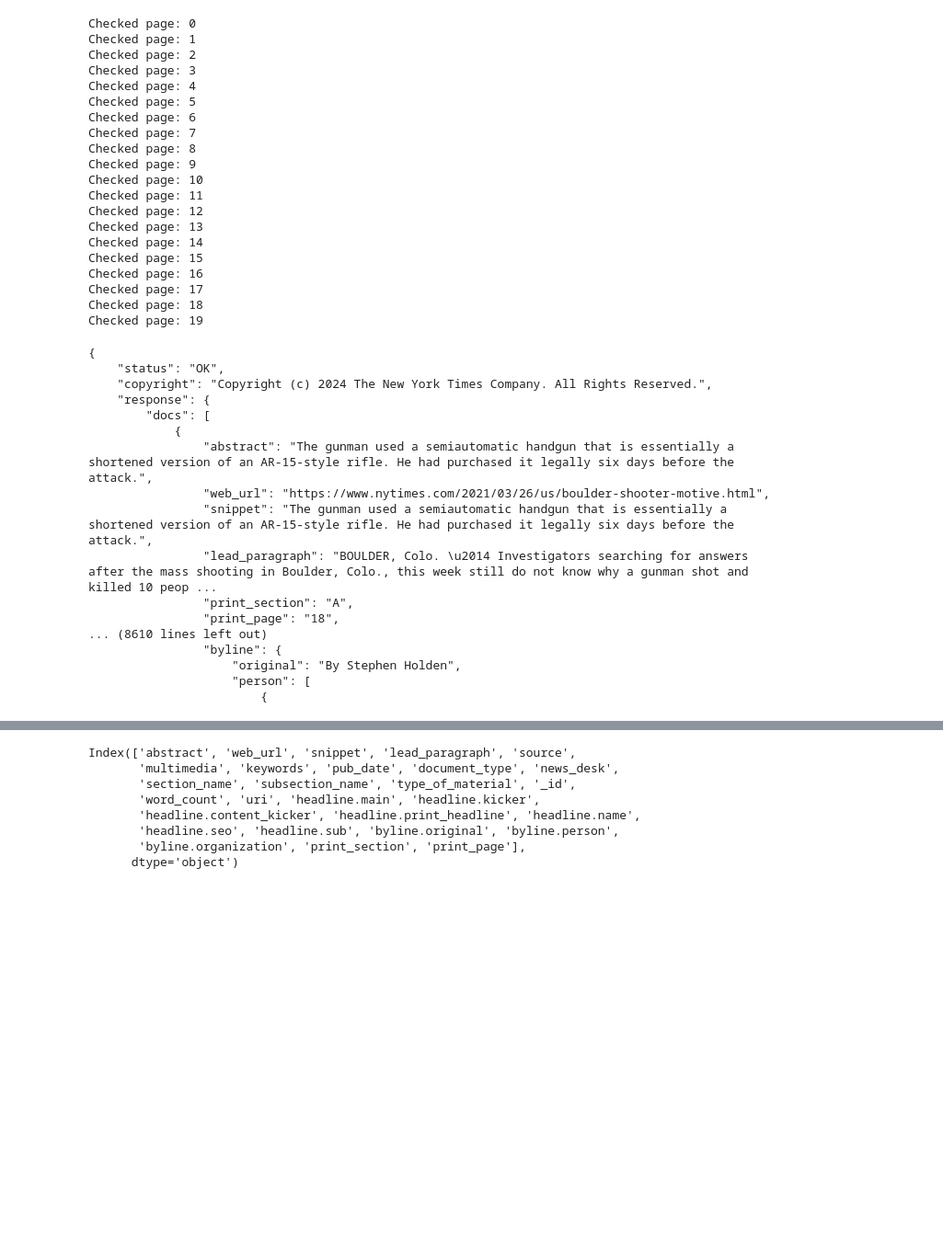
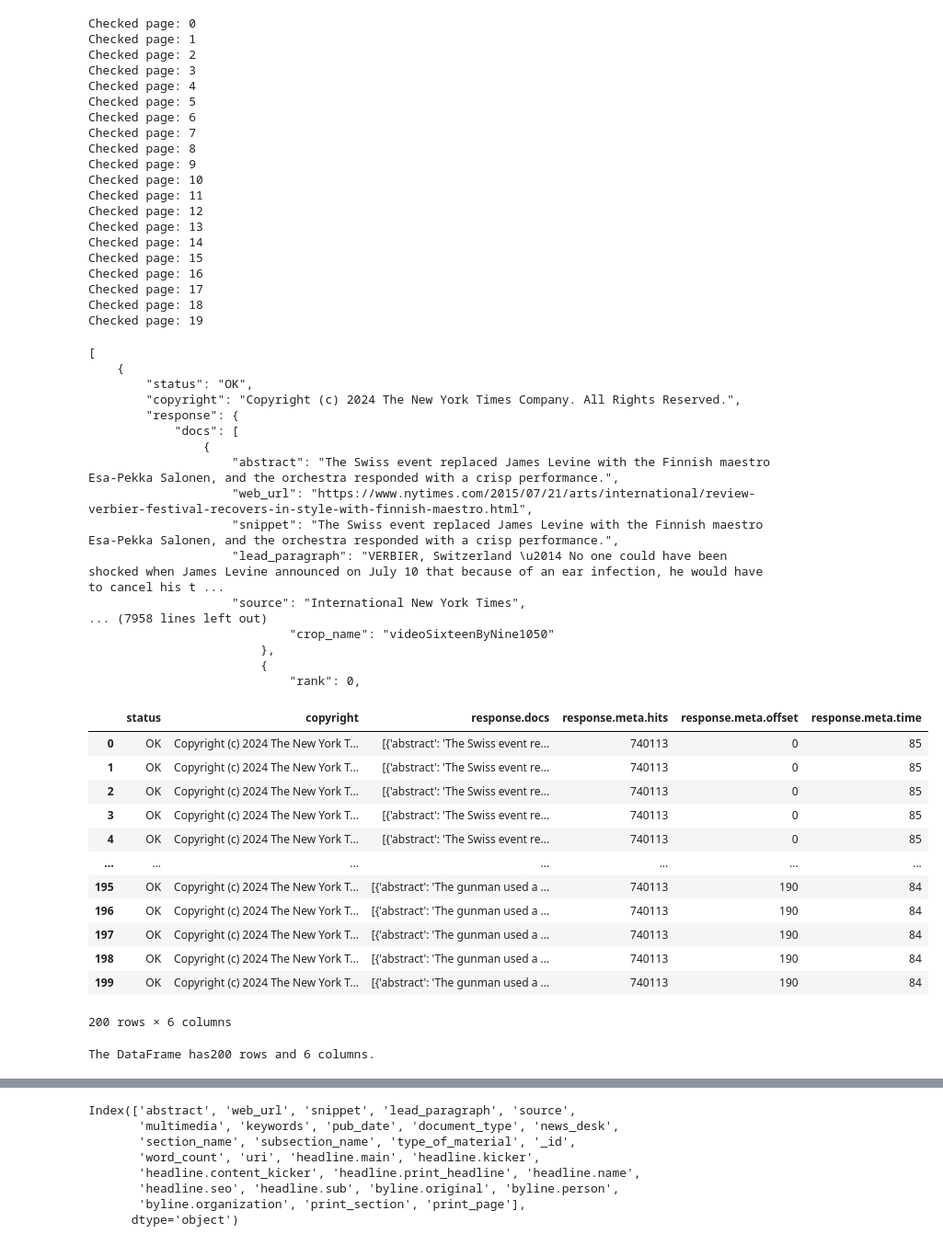
Before and after one commit to cscheese/data-sourcing-challenge, a Jupyter notebook: retrieve_movie_data.ipynb, the cells around one changed output, grey strips where cells are left out. Shown at 92% size. Drawn from its saved outputs; the diff is of its cells as text; code cells hidden in the pictures; blank space fills up the shorter version.

Commit message:
work with Sean - Only 6 columns

```diff
--- a/retrieve_movie_data.ipynb
+++ b/retrieve_movie_data.ipynb
@@ -55,6 +84,6 @@ response
 # %%
 # Create an empty list to store the reviews
-results_list = []
+reviews_list = []
 
 # loop through pages 0-19
 for page_number in range(20):
@@ -69,18 +98,18 @@ for page_number in range(20):
     print(f"Checked page: {page_number}")
 
     # Make a "GET" request and retrieve the JSON
-    results = requests.get(query_url_with_page).json()
+    reviews = requests.get(query_url_with_page).json()
 
     # Add a twelve second interval between queries to stay within API query limits
     time.sleep(12)
 
-    if not results["response"]["docs"]:
+    if not reviews["response"]["docs"]:
         print(f"No results on page {page_number}")
         break  # Break from the loop if no results
     try:
         # If there are results, loop through and save each review
-        for review in results["response"]["docs"]:
-            results_list.append(review)
+        for review in reviews["response"]["docs"]:
+            reviews_list.append(reviews)
     except:
         # Print the reviews added from the current page
         print(f"Page {page_number} reviews added to list.")
@@ -108,27 +137,54 @@ Checked page: 17
 Checked page: 18
 Checked page: 19
 # %%
-# Preview the first 5 results in JSON format
-# Use json.dumps with argument indent=4 to format data
+# Preview the first 5 results in JSON format using json.dumps
+# with the argument indent=4 to format the data
 
-for review in results_list[:5]:
-    print(json.dumps(results, indent=4))
+print(json.dumps(reviews_list[:5], indent=4))
+
+#print(json.dumps(reviews_list[:5], indent=4))
 # I used Xpert and ChatGPT and looking at homework to generate this code
 # %% [output]
-{
-    "status": "OK",
-    "copyright": "Copyright (c) 2024 The New York Times Company. All Rights Reserved.",
-    "response": {
-        "docs": [
-            {
-                "abstract": "The gunman used a semiautomatic handgun that is essentially a shortened version of an AR-15-style rifle. He had purchased it legally six days before the attack.",
-                "web_url": "https://www.nytimes.com/2021/03/26/us/boulder-shooter-motive.html",
-                "snippet": "The gunman used a semiautomatic handgun that is essentially a shortened version of an AR-15-style rifle. He had purchased it legally six days before the attack.",
-                "lead_paragraph": "BOULDER, Colo. \u2014 Investigators searching for answers after the mass shooting in Boulder, Colo., this week still do not know why a gunman shot and killed 10 peop ...
-                "print_section": "A",
-                "print_page": "18",
-... (8610 lines left out)
-                "byline": {
-                    "original": "By Stephen Holden",
-                    "person": [
+[
+    {
+        "status": "OK",
+        "copyright": "Copyright (c) 2024 The New York Times Company. All Rights Reserved.",
+        "response": {
+            "docs": [
+                {
+                    "abstract": "The Swiss event replaced James Levine with the Finnish maestro Esa-Pekka Salonen, and the orchestra responded with a crisp performance.",
+                    "web_url": "https://www.nytimes.com/2015/07/21/arts/international/review-verbier-festival-recovers-in-style-with-finnish-maestro.html",
+                    "snippet": "The Swiss event replaced James Levine with the Finnish maestro Esa-Pekka Salonen, and the orchestra responded with a crisp performance.",
+                    "lead_paragraph": "VERBIER, Switzerland \u2014 No one could have been shocked when James Levine announced on July 10 that because of an ear infection, he would have to cancel his t ...
+                    "source": "International New York Times",
+... (7958 lines left out)
+                            "crop_name": "videoSixteenByNine1050"
+                        },
                         {
+                            "rank": 0,
+# %%
+# Convert reviews_list to a Pandas DataFrame using json_normalize()
+reviews_df = pd.json_normalize(reviews_list)
+
+# Display the DataFrame
+reviews_df
+# %% [output]
+|  | status | copyright | response.docs | response.meta.hits | response.meta.offset | response.meta.time |
+| 0 | OK | Copyright (c) 2024 The New York T... | [{'abstract': 'The Swiss event re... | 740113 | 0 | 85 |
+| 1 | OK | Copyright (c) 2024 The New York T... | [{'abstract': 'The Swiss event re... | 740113 | 0 | 85 |
+| 2 | OK | Copyright (c) 2024 The New York T... | [{'abstract': 'The Swiss event re... | 740113 | 0 | 85 |
+| 3 | OK | Copyright (c) 2024 The New York T... | [{'abstract': 'The Swiss event re... | 740113 | 0 | 85 |
+| 4 | OK | Copyright (c) 2024 The New York T... | [{'abstract': 'The Swiss event re... | 740113 | 0 | 85 |
+| ... | ... | ... | ... | ... | ... | ... |
+| 195 | OK | Copyright (c) 2024 The New York T... | [{'abstract': 'The gunman used a ... | 740113 | 190 | 84 |
+| 196 | OK | Copyright (c) 2024 The New York T... | [{'abstract': 'The gunman used a ... | 740113 | 190 | 84 |
+| 197 | OK | Copyright (c) 2024 The New York T... | [{'abstract': 'The gunman used a ... | 740113 | 190 | 84 |
+| 198 | OK | Copyright (c) 2024 The New York T... | [{'abstract': 'The gunman used a ... | 740113 | 190 | 84 |
+| 199 | OK | Copyright (c) 2024 The New York T... | [{'abstract': 'The gunman used a ... | 740113 | 190 | 84 |
+200 rows × 6 columns
+# %%
+# Trying to see how many rows and columns the data has
+rows, columns = reviews_df.shape
+print(f"The DataFrame has{rows} rows and {columns} columns.")
+# %% [output]
+The DataFrame has200 rows and 6 columns.
```
Also changed, not shown: parts of 7 cells of this notebook, 2 other files.
